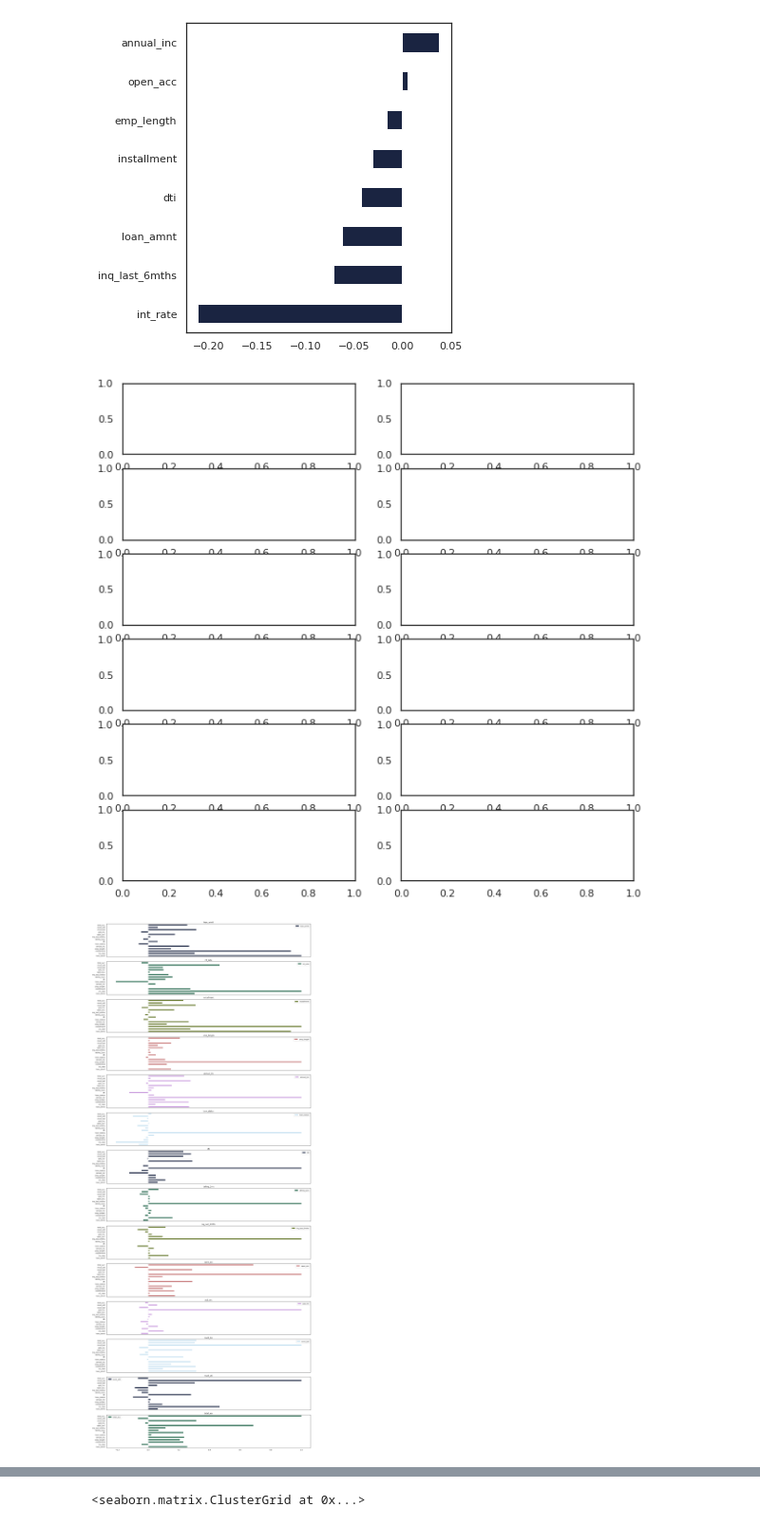
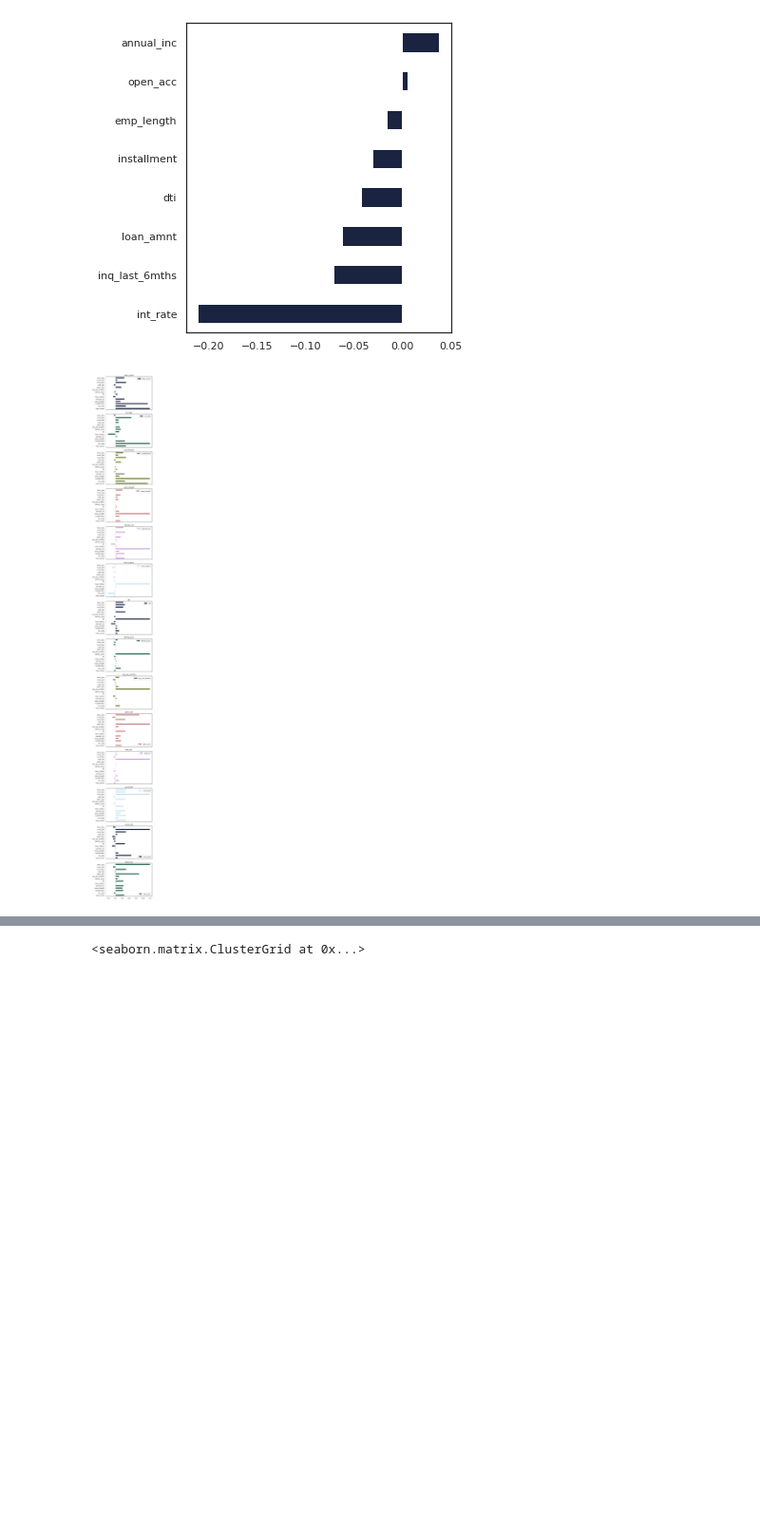
Before and after one commit to kriti-sidram/Credit-Modelling-Using-ML, a Jupyter notebook: Credit_Modelingv2.ipynb, the cells around one changed output, grey strips where cells are left out. Shown at 95% size. Cells and saved outputs as stored; diff of their text form; code cells hidden in the pictures; blank space fills up the shorter version.

```diff
--- a/Credit_Modelingv2.ipynb
+++ b/Credit_Modelingv2.ipynb
@@ -908,13 +908,13 @@ target_corr.plot(kind = 'barh', figsize=(5,6))
 [figure]
 # %%
 # HOw to make this 2 cols ?
-fig, axes = plt.subplots(figsize=(10,10),nrows=6, ncols=2)
+from matplotlib import rcParams
+rcParams['figure.figsize'] = 6,50
 
 dfplt.corr().plot(kind= 'barh', subplots = True)
 plt.tight_layout()
 # %% [output]
-[figure, old version]
+[figure, new version]
-[figure, removed]
 # %%
 # DF Correlations
 dfplt.corr()[:-1]
```
Also changed, not shown: parts of 1 cell of this notebook.
